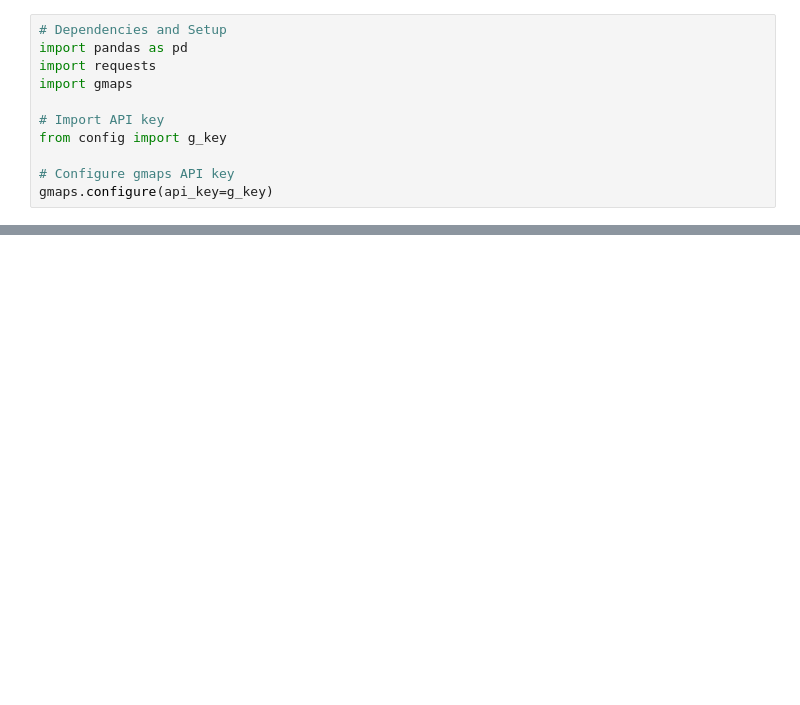
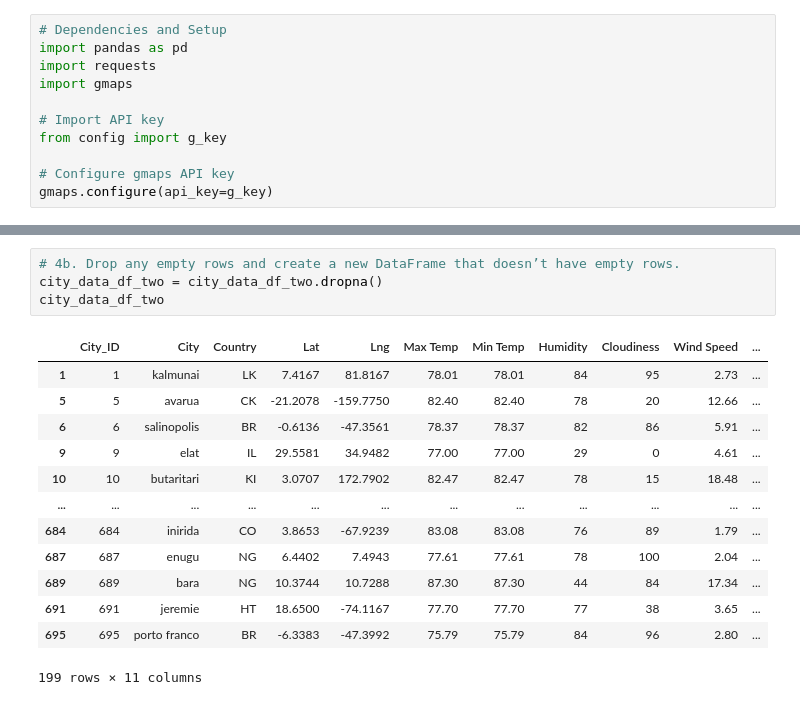
Before and after one commit to giuliatasca103/World_Weather_Analysis, a Jupyter notebook: Vacation_Search/Vacation_Search.ipynb, the cells around one changed output, grey strips where cells are left out. Cells and saved outputs as stored; diff of their text form; blank space fills up the shorter version.

```diff
--- a/Vacation_Search/Vacation_Search.ipynb
+++ b/Vacation_Search/Vacation_Search.ipynb
@@ -17,0 +64,18 @@ FileNotFoundError: [Errno 2] No such file or directory: 'World_Weather_Analysis/
+# %%
+# 4b. Drop any empty rows and create a new DataFrame that doesn’t have empty rows.
+city_data_df_two = city_data_df_two.dropna()
+city_data_df_two
+# %% [output]
+|  | City_ID | City | Country | Lat | Lng | Max Temp | Min Temp | Humidity | Cloudiness | Wind Speed | ... |
+| 1 | 1 | kalmunai | LK | 7.4167 | 81.8167 | 78.01 | 78.01 | 84 | 95 | 2.73 | ... |
+| 5 | 5 | avarua | CK | -21.2078 | -159.7750 | 82.40 | 82.40 | 78 | 20 | 12.66 | ... |
+| 6 | 6 | salinopolis | BR | -0.6136 | -47.3561 | 78.37 | 78.37 | 82 | 86 | 5.91 | ... |
+| 9 | 9 | elat | IL | 29.5581 | 34.9482 | 77.00 | 77.00 | 29 | 0 | 4.61 | ... |
+| 10 | 10 | butaritari | KI | 3.0707 | 172.7902 | 82.47 | 82.47 | 78 | 15 | 18.48 | ... |
+| ... | ... | ... | ... | ... | ... | ... | ... | ... | ... | ... | ... |
+| 684 | 684 | inirida | CO | 3.8653 | -67.9239 | 83.08 | 83.08 | 76 | 89 | 1.79 | ... |
+| 687 | 687 | enugu | NG | 6.4402 | 7.4943 | 77.61 | 77.61 | 78 | 100 | 2.04 | ... |
+| 689 | 689 | bara | NG | 10.3744 | 10.7288 | 87.30 | 87.30 | 44 | 84 | 17.34 | ... |
+| 691 | 691 | jeremie | HT | 18.6500 | -74.1167 | 77.70 | 77.70 | 77 | 38 | 3.65 | ... |
+| 695 | 695 | porto franco | BR | -6.3383 | -47.3992 | 75.79 | 75.79 | 84 | 96 | 2.80 | ... |
+199 rows × 11 columns
```
Also changed, not shown: parts of 12 cells of this notebook, 10 other files.
